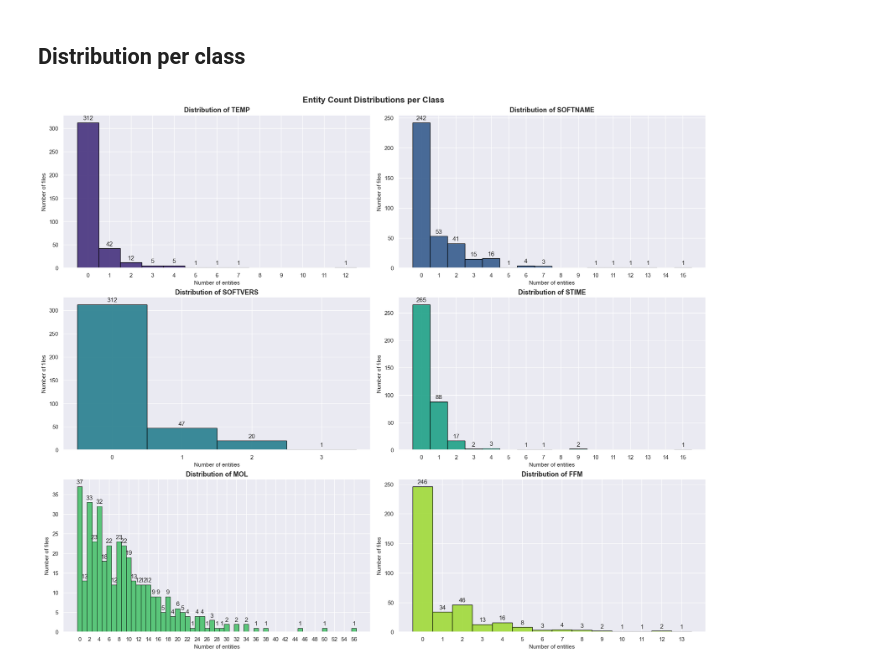
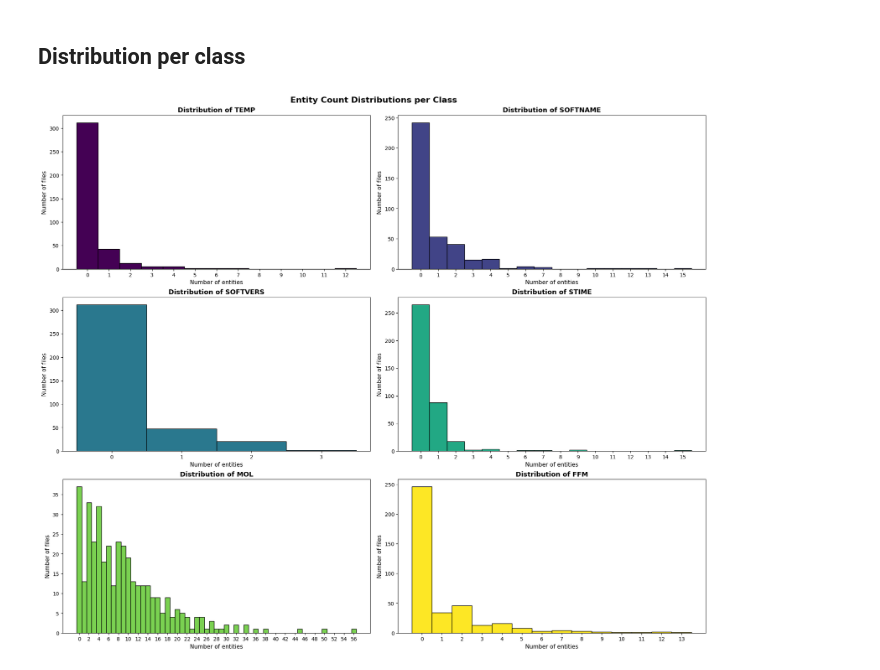
Before and after one commit to MDverse/mdner_llm, a Jupyter notebook: notebooks/visualize_entities_stats.ipynb, the cells around one changed output. Saved outputs shown, nothing was run; the diff lists cells and outputs as text; code cells hidden in the pictures.

```diff
--- a/notebooks/visualize_entities_stats.ipynb
+++ b/notebooks/visualize_entities_stats.ipynb
@@ -44,12 +44,24 @@ ANNOTATION_DIR = "../annotations/v2"
 # %% [markdown]
 ## Load results
 # %%
-def load_tsv(path: str) -> pd.DataFrame:
-    """Load a TSV file into a pandas DataFrame."""
+def load_tsv(path: Path) -> pd.DataFrame:
+    """Load a TSV file into a pandas DataFrame.
+
+    Parameters
+    ----------
+    path : Path
+        The filesystem path to the TSV file.
+
+    Returns
+    -------
+    pd.DataFrame
+        A DataFrame containing the contents of the TSV file.
+    """
     df = pd.read_csv(path, sep="\t")
     return df
 
-df = load_tsv(TSV_PATH)
+
+df = load_tsv(RESULTS_FILE)
 df
 # %% [output]
 |  | filename | text_length | TEMP_nb | SOFTNAME_nb | SOFTVERS_nb | STIME_nb | MOL_nb | FFM_nb |
@@ -100,61 +133,63 @@ plot_class_distribution(df)
 ## Distribution per class
 # %%
 def plot_histograms(df: pd.DataFrame) -> None:
+    """Plot histograms of entity counts per class.
+
+    Parameters
+    ----------
+    df : pd.DataFrame
+        DataFrame containing columns ending with '_nb' = counts of each entity class.
     """
-    Plot styled histograms of entity counts for each class in a grid layout (2 per row),
-    with value labels and adaptive axis ticks.
-    """
-    sns.set_theme(style="darkgrid")
-
     cols = [col for col in df.columns if col.endswith("_nb")]
     n_classes = len(cols)
-    palette = sns.color_palette("viridis", n_classes)
+
+    cmap = matplotlib.colormaps.get_cmap("viridis")
+    colors = cmap(np.linspace(0, 1, n_classes))
+
     n_cols = 2
     n_rows = math.ceil(n_classes / n_cols)
 
     fig, axes = plt.subplots(
         n_rows,
         n_cols,
         figsize=(18, 5 * n_rows),
         constrained_layout=True
     )
     axes = axes.flatten()
+
     for i, col in enumerate(cols):
         ax = axes[i]
         data = df[col]
         max_val = int(data.max())
 
-        sns.histplot(
+        # Histogram
+        bins = np.arange(0, max_val + 2) - 0.5
+        ax.hist(
             data,
-            color=palette[i],
+            bins=bins,
+            color=colors[i],
             edgecolor="black",
-            alpha=0.9,
-            discrete=True,
-            ax=ax
         )
+        # Adaptive steps for MOL
+        step = 1 if max_val <= 20 else 2
+        ax.set_xticks(np.arange(0, max_val + 1, step))
 
-        # Add value labels on each bar
-        for container in ax.containers:
-            labels = [f"{int(v.get_height())}" if v.get_height() > 0 else "" for v in container]
-            ax.bar_label(container, labels=labels, padding=3)
-        # adapt the x range for MOL
-        if max_val <= 20:
-            step = 1
-        else:
-            step = 2
-
-        ax.set_xticks(np.arange(0, max_val + 1, step))
-        ax.set_title(f"Distribution of {col.replace("_nb", "")}", fontsize=13, fontweight="bold")
+        ax.set_title(
+            f"Distribution of {col.replace('_nb', '')}",
+            fontsize=13,
+            fontweight="bold",
+        )
         ax.set_xlabel("Number of entities", fontsize=11)
         ax.set_ylabel("Number of files", fontsize=11)
 
-
+    # Remove empty subplots
     for j in range(i + 1, len(axes)):
         fig.delaxes(axes[j])
 
     fig.suptitle("Entity Count Distributions per Class", fontsize=16, fontweight="bold")
     plt.show()
 
+
 plot_histograms(df)
 # %% [output]
-[figure, old version]
+[figure, new version]
```
Also changed, not shown: parts of 5 cells of this notebook.
